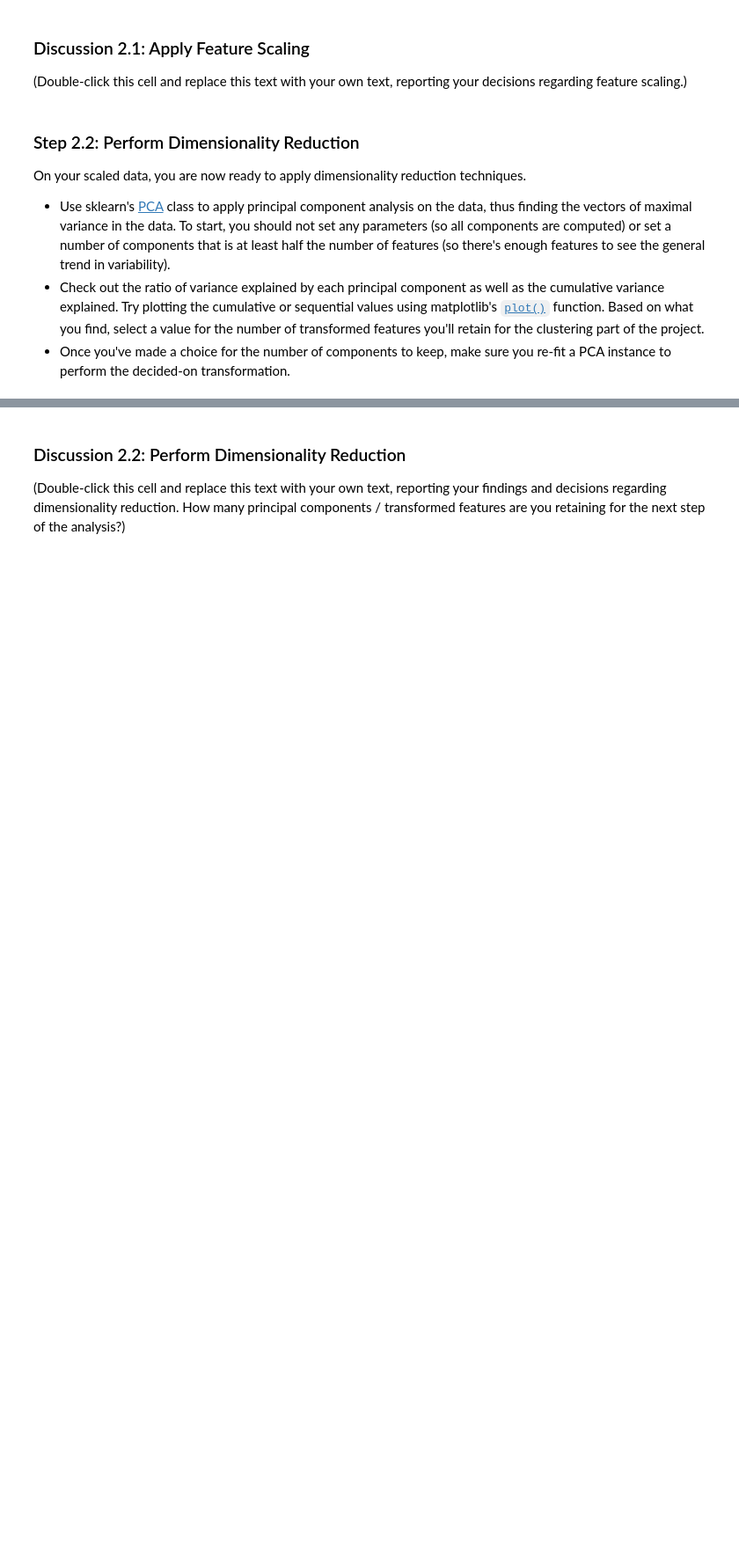
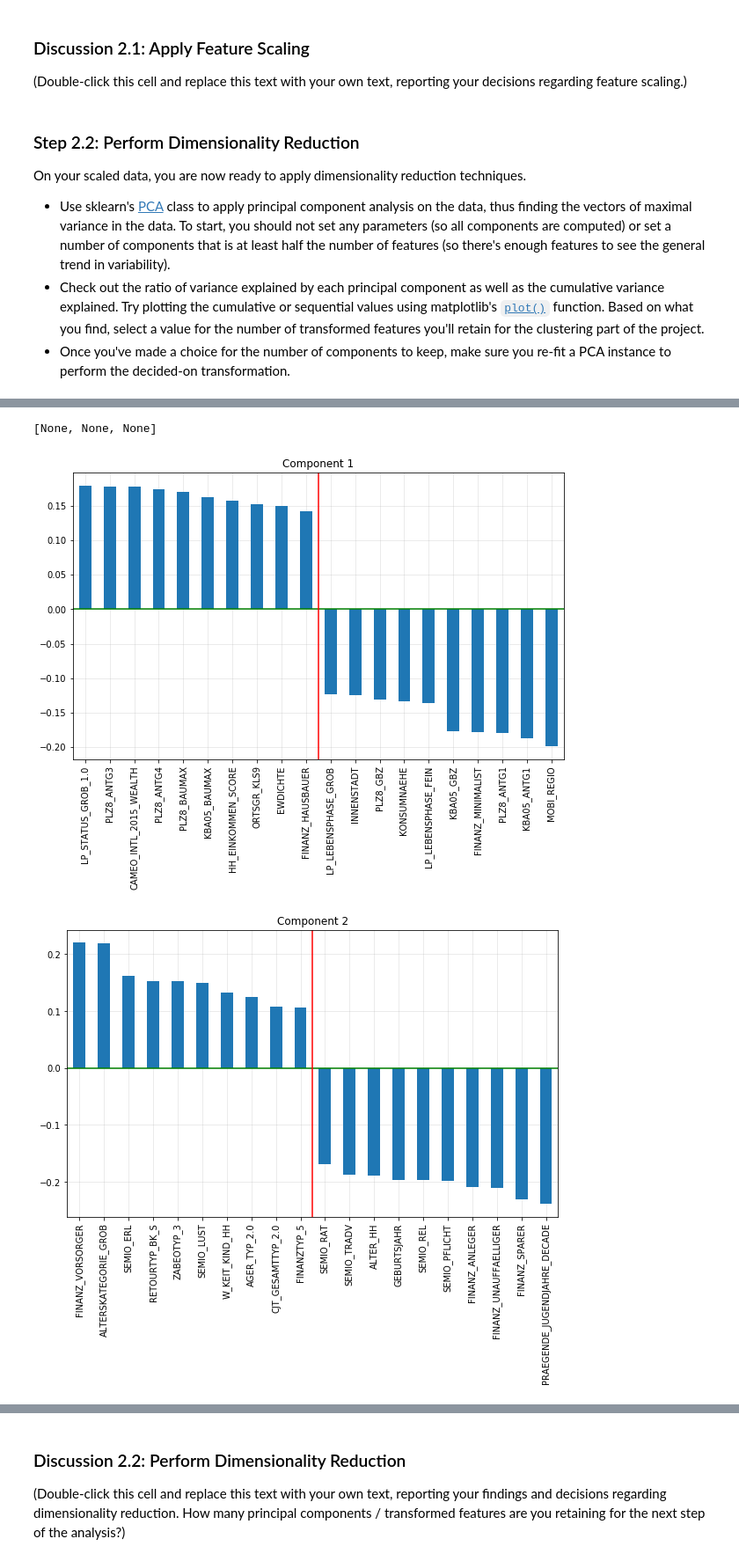
Before and after one commit to marooned20/identify-customer-segments, a Jupyter notebook: Identify_Customer_Segments.ipynb, the cells around one changed output, grey strips where cells are left out. Shown at 88% size. Drawn from its saved outputs; the diff is of its cells as text; code cells hidden in the pictures; blank space fills up the shorter version.

```diff
--- a/Identify_Customer_Segments.ipynb
+++ b/Identify_Customer_Segments.ipynb
@@ -736,0 +756,20 @@ for comp in range(20, df_scale.shape[1]):
+# %%
+def plot_components(data, n_components, n_features=10):
+    ncomp = n_components
+    df_comp = pd.DataFrame(np.round(pca_55.components_, 4), columns = df_scale.keys()).iloc[ncomp-1]
+    df_plot = pd.concat([df_comp.nlargest(n_features), df_comp.nsmallest(n_features).sort_values(ascending=False)])
+
+    plt.rc('axes', axisbelow=True)
+    fig = plt.figure(figsize=(10, 6))
+    if n_features > 15:
+        fig = plt.figure(figsize=(20, 8))
+    df_plot.plot(kind='bar', title='Component {}'.format(str(ncomp)))
+    plt.grid(alpha=.3)
+    plt.axhline(color='g')
+    plt.axvline(x=n_features-.5, color='r');
+# %%
+[plot_components(df_scale, i, 10) for i in [1,2,3]]
+# %% [output]
+[None, None, None]
+[figure, added]
+[figure, added]
```
Also changed, not shown: parts of 23 cells of this notebook, 2 other files.
